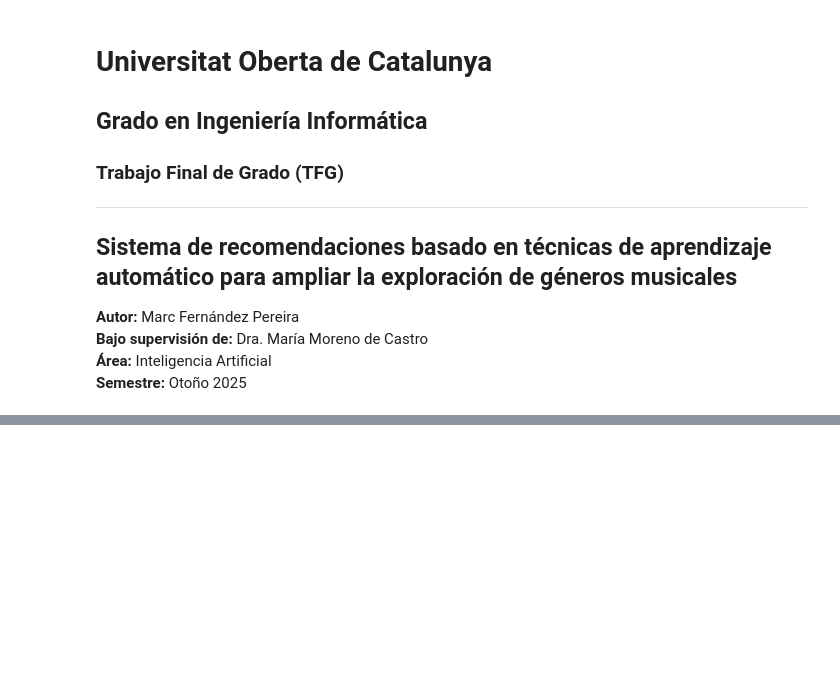
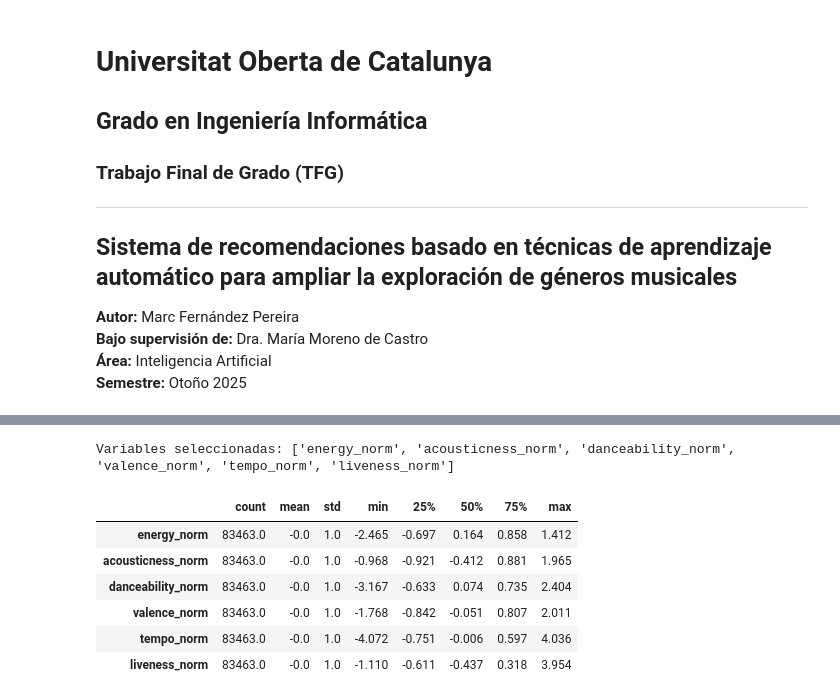
Before and after one commit to marcfpereirauoc/TFG, a Jupyter notebook: 02_clasificacion_evaluacion.ipynb, the cells around one changed output, grey strips where cells are left out. Saved outputs shown, nothing was run; the diff lists cells and outputs as text; code cells hidden in the pictures; blank space fills up the shorter version.

```diff
--- a/02_clasificacion_evaluacion.ipynb
+++ b/02_clasificacion_evaluacion.ipynb
@@ -172,0 +46,12 @@ Dado que uno de los objetivos del TFG es promover la diversidad y romper la burb
+# %%
+# Cargamos el conjunto de datos preparado
+
+df = pd.read_csv('spotify_tracks_clean.csv')
+
+# Observamos tipos de datos
+dtypes = df.dtypes.value_counts()
+display(dtypes)
+
+df.info()
+
+df.head(3)
@@ -172,0 +92,15 @@ Dado que uno de los objetivos del TFG es promover la diversidad y romper la burb
+# %%
+# Seleccionamos las columnas que terminan por _norm
+norm_variables = [col for col in df.columns if col.endswith('_norm')]
+
+# Mostramos la descripción de las variables
+df[norm_variables].describe().T.round(3)
+# %% [output]
+Variables seleccionadas: ['energy_norm', 'acousticness_norm', 'danceability_norm', 'valence_norm', 'tempo_norm', 'liveness_norm']
+|  | count | mean | std | min | 25% | 50% | 75% | max |
+| energy_norm | 83463.0 | -0.0 | 1.0 | -2.465 | -0.697 | 0.164 | 0.858 | 1.412 |
+| acousticness_norm | 83463.0 | -0.0 | 1.0 | -0.968 | -0.921 | -0.412 | 0.881 | 1.965 |
+| danceability_norm | 83463.0 | -0.0 | 1.0 | -3.167 | -0.633 | 0.074 | 0.735 | 2.404 |
+| valence_norm | 83463.0 | -0.0 | 1.0 | -1.768 | -0.842 | -0.051 | 0.807 | 2.011 |
+| tempo_norm | 83463.0 | -0.0 | 1.0 | -4.072 | -0.751 | -0.006 | 0.597 | 4.036 |
+| liveness_norm | 83463.0 | -0.0 | 1.0 | -1.110 | -0.611 | -0.437 | 0.318 | 3.954 |
```
Also changed, not shown: parts of 12 cells of this notebook.
